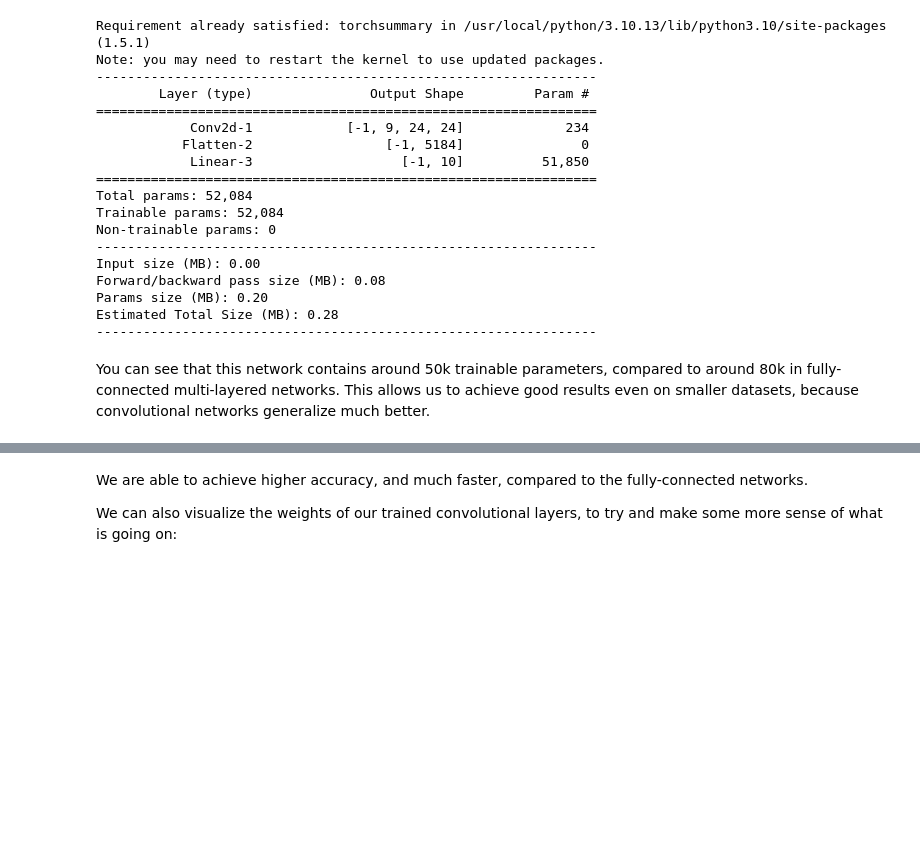
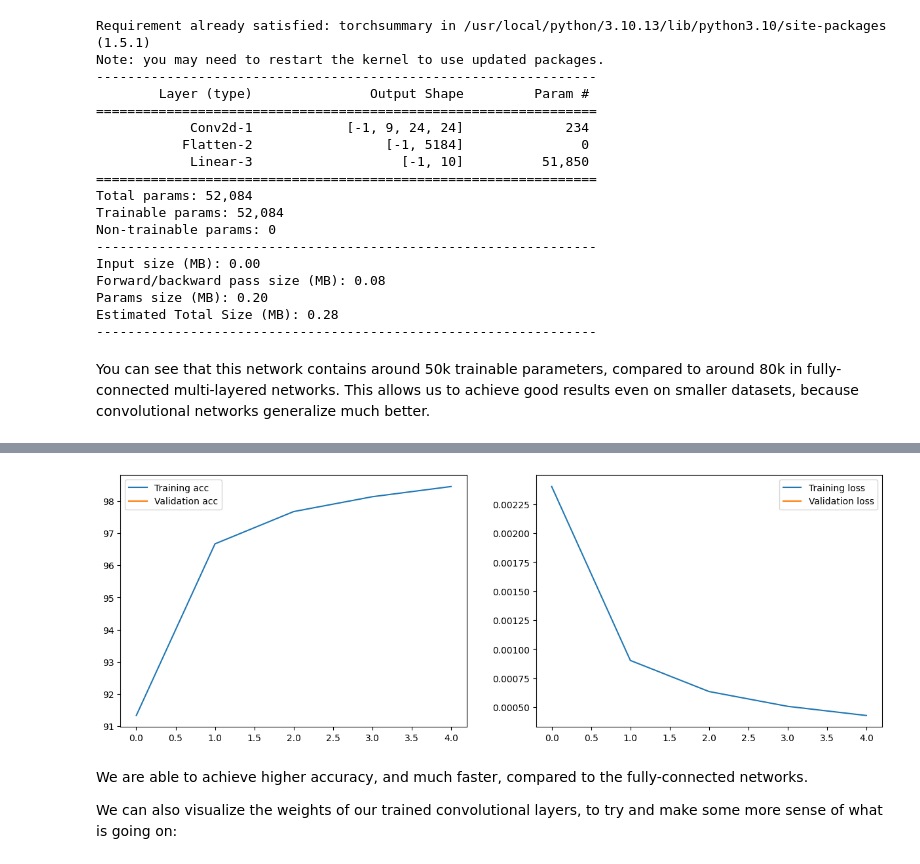
Before and after one commit to Konkuk-Univ-Glocal-Campus/introai202401-midterm-SyouSB, a Jupyter notebook: ConvNetsPyTorch.ipynb, the cells around one changed output, grey strips where cells are left out. Saved outputs shown, nothing was run; the diff lists cells and outputs as text; code cells hidden in the pictures; blank space fills up the shorter version.

```diff
--- a/ConvNetsPyTorch.ipynb
+++ b/ConvNetsPyTorch.ipynb
@@ -233,7 +232,7 @@ def train(model, train_loader, test_loader, epochs=5): # 함수를 정의하여
 # 신경망 모델 net을 학습시키고 그 결과를 처리하는 과정을 보여줌
 
 # train 함수를 호출하여 신경망 모델 net을 학습시키는데 학습 데이터 로더 train_loader, 테스트 데이터 로더 test_loader를 사용하고, 총 5 에폭(epoch) 동안 학습을 수행하고 학습 과정에서 계산된 손실과 정확도 같은 통계 정보를 hist 변수에 저장
-hist = train(net,train_loader,test_loader,epochs=3)
+hist = train(net,train_loader,test_loader,epochs=5)
 
 if hist is None: # train 함수에서 반환된 hist가 None인지 확인하는데 None은 학습 과정에서 오류가 발생했거나 예외가 처리되었음을 의미할 수 있음
     print("Training did not return any history.") # 만약 hist가 None이면, "학습이 어떠한 기록도 반환하지 않았습니다."라는 메시지를 출력하는데 이는 학습 과정에서 문제가 발생했음을 사용자에게 알리는 역할
@@ -245,3 +248,4 @@ NameError: name 'train' is not defined
+[figure, added]
 # %% [markdown]
 We are able to achieve higher accuracy, and much faster, compared to the fully-connected networks.
 
```
Also changed, not shown: parts of 2 cells of this notebook.
